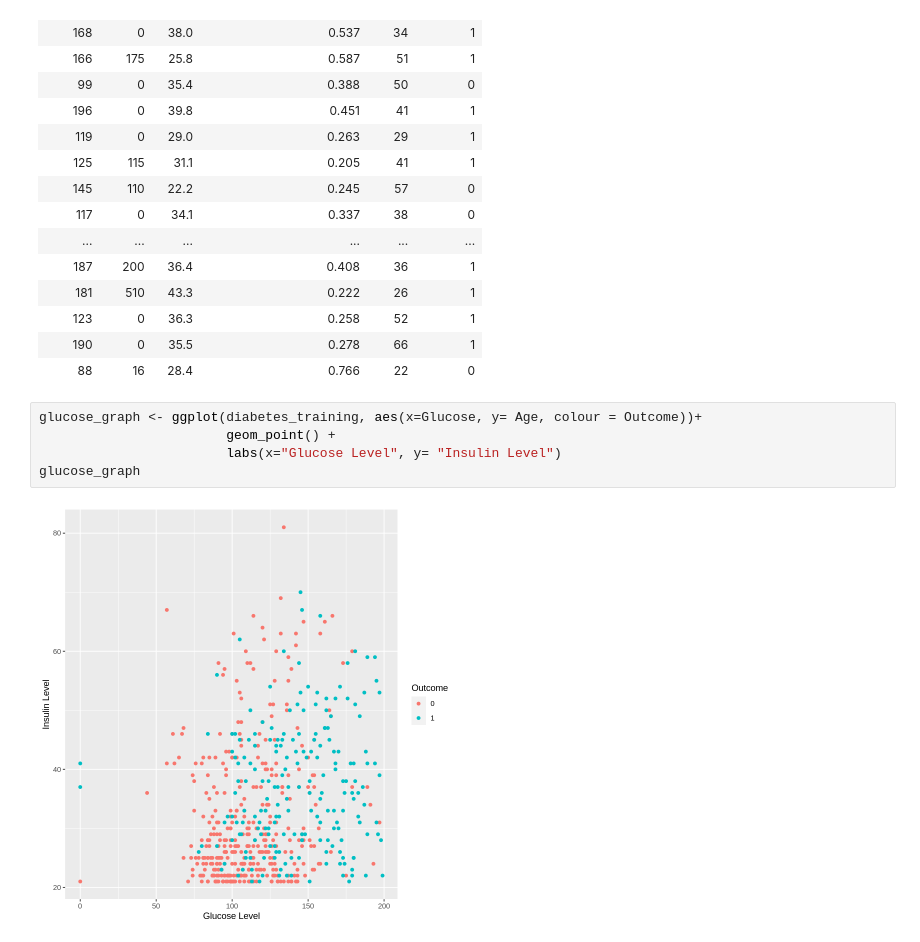
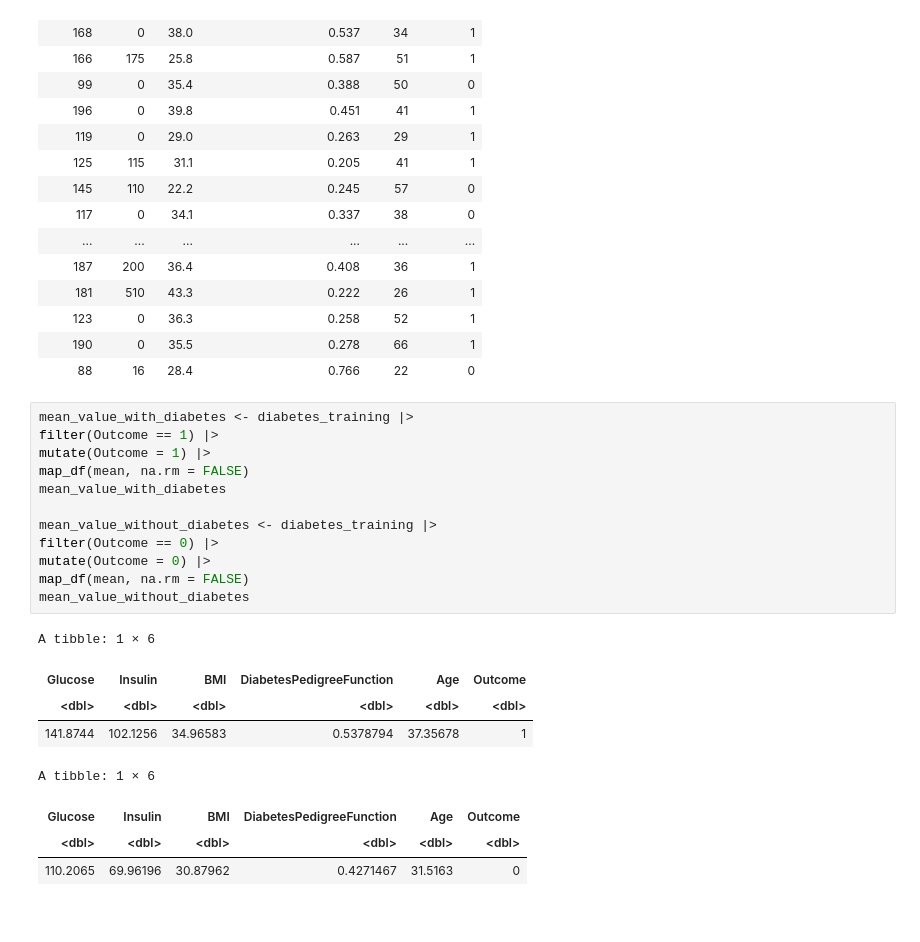
Before and after one commit to aayus-h/Diabetes_Classifier, a Jupyter notebook: group_project.ipynb, the cells around one changed output. Cells and saved outputs as stored; diff of their text form.

```diff
--- a/group_project.ipynb
+++ b/group_project.ipynb
@@ -105,11 +114,25 @@ A tibble: 190 × 6
 | 123 | 0 | 36.3 | 0.258 | 52 | 1 |
 | 190 | 0 | 35.5 | 0.278 | 66 | 1 |
 | 88 | 16 | 28.4 | 0.766 | 22 | 0 |
-# %%
-glucose_graph <- ggplot(diabetes_training, aes(x=Glucose, y= Age, colour = Outcome))+
-                        geom_point() +
-                        labs(x="Glucose Level", y= "Insulin Level")
-glucose_graph
-# %% [output]
-[figure, removed]
+# %%
+mean_value_with_diabetes <- diabetes_training |>
+filter(Outcome == 1) |>
+mutate(Outcome = 1) |>
+map_df(mean, na.rm = FALSE)
+mean_value_with_diabetes
+
+mean_value_without_diabetes <- diabetes_training |>
+filter(Outcome == 0) |>
+mutate(Outcome = 0) |>
+map_df(mean, na.rm = FALSE)
+mean_value_without_diabetes
+# %% [output]
+A tibble: 1 × 6
+| Glucose | Insulin | BMI | DiabetesPedigreeFunction | Age | Outcome |
+| <dbl> | <dbl> | <dbl> | <dbl> | <dbl> | <dbl> |
+| 141.8744 | 102.1256 | 34.96583 | 0.5378794 | 37.35678 | 1 |
+A tibble: 1 × 6
+| Glucose | Insulin | BMI | DiabetesPedigreeFunction | Age | Outcome |
+| <dbl> | <dbl> | <dbl> | <dbl> | <dbl> | <dbl> |
+| 110.2065 | 69.96196 | 30.87962 | 0.4271467 | 31.5163 | 0 |
 # %%
```
Also changed, not shown: parts of 2 cells of this notebook.
